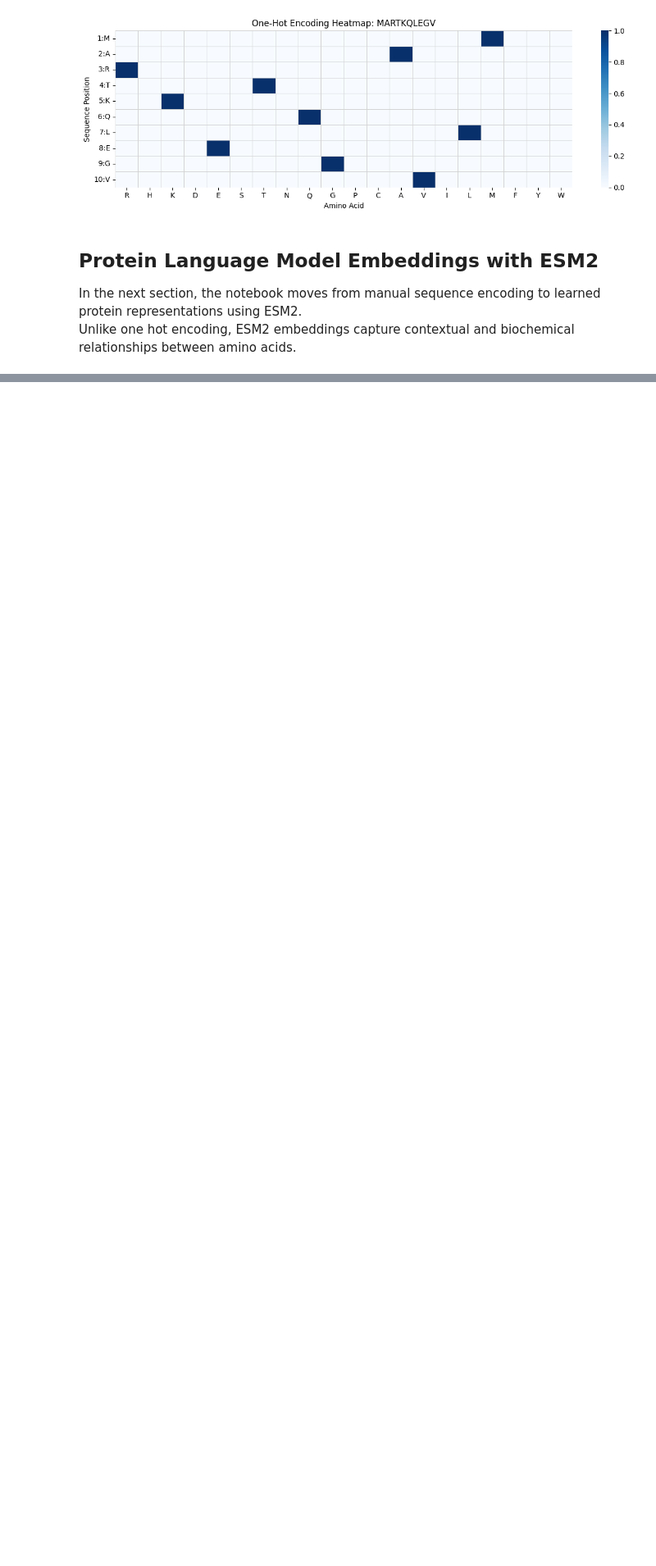
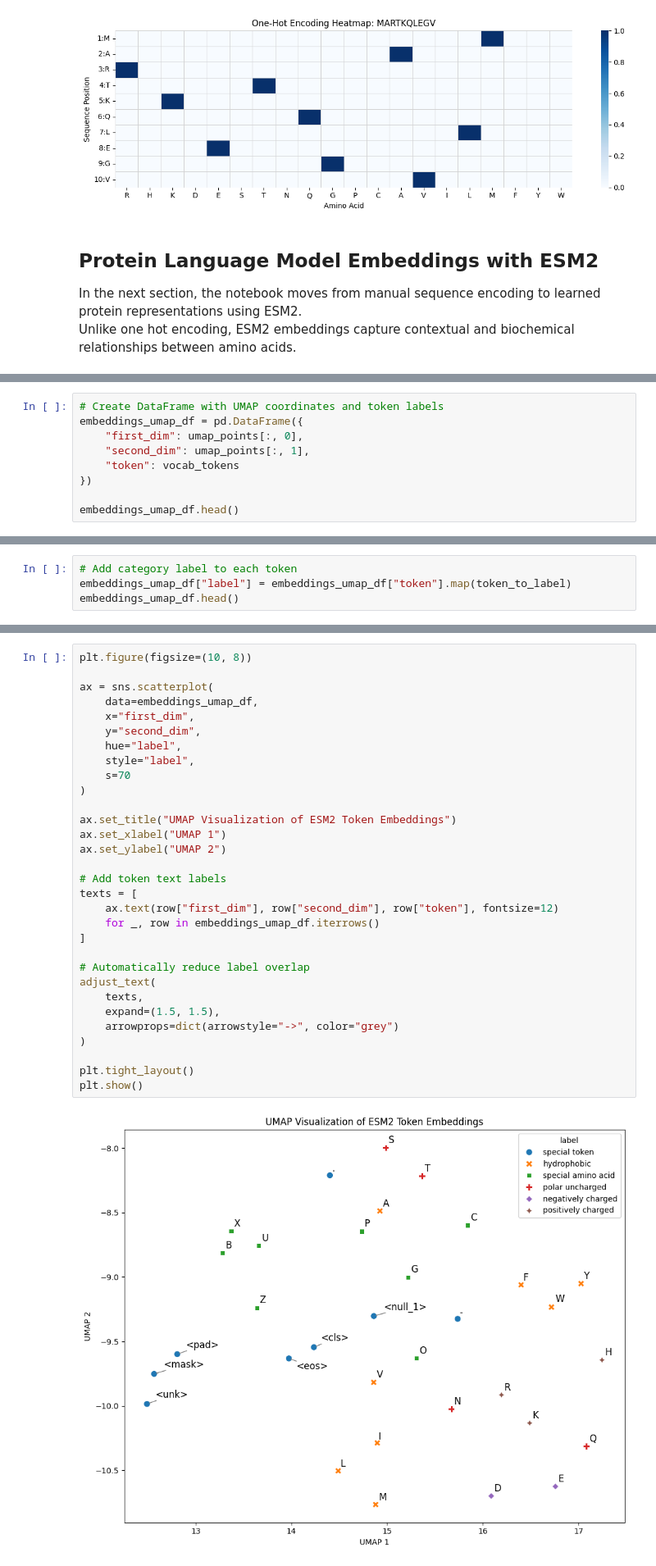
Before and after one commit to rjholik/protein-onehot-esm2, a Jupyter notebook: 02 - Protein Representation.ipynb, the cells around one changed output, grey strips where cells are left out. Shown at 82% size. Cells and saved outputs as stored; diff of their text form; blank space fills up the shorter version.

```diff
--- a/02 - Protein Representation.ipynb
+++ b/02 - Protein Representation.ipynb
@@ -191,0 +387,9 @@ Unlike one hot encoding, ESM2 embeddings capture contextual and biochemical rela
+# %%
+# Create DataFrame with UMAP coordinates and token labels
+embeddings_umap_df = pd.DataFrame({
+    "first_dim": umap_points[:, 0],
+    "second_dim": umap_points[:, 1],
+    "token": vocab_tokens
+})
+
+embeddings_umap_df.head()
@@ -191,0 +403,4 @@ Unlike one hot encoding, ESM2 embeddings capture contextual and biochemical rela
+# %%
+# Add category label to each token
+embeddings_umap_df["label"] = embeddings_umap_df["token"].map(token_to_label)
+embeddings_umap_df.head()
@@ -191,0 +414,33 @@ Unlike one hot encoding, ESM2 embeddings capture contextual and biochemical rela
+# %%
+plt.figure(figsize=(10, 8))
+
+ax = sns.scatterplot(
+    data=embeddings_umap_df,
+    x="first_dim",
+    y="second_dim",
+    hue="label",
+    style="label",
+    s=70
+)
+
+ax.set_title("UMAP Visualization of ESM2 Token Embeddings")
+ax.set_xlabel("UMAP 1")
+ax.set_ylabel("UMAP 2")
+
+# Add token text labels
+texts = [
+    ax.text(row["first_dim"], row["second_dim"], row["token"], fontsize=12)
+    for _, row in embeddings_umap_df.iterrows()
+]
+
+# Automatically reduce label overlap
+adjust_text(
+    texts,
+    expand=(1.5, 1.5),
+    arrowprops=dict(arrowstyle="->", color="grey")
+)
+
+plt.tight_layout()
+plt.show()
+# %% [output]
+[figure, added]
```
Also changed, not shown: parts of 36 cells of this notebook.
